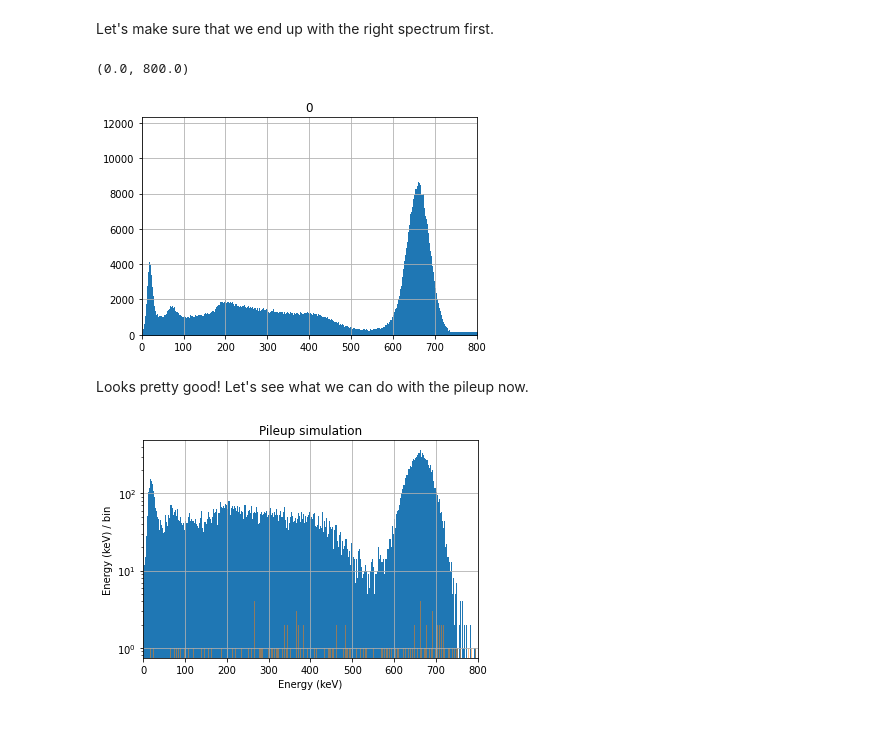
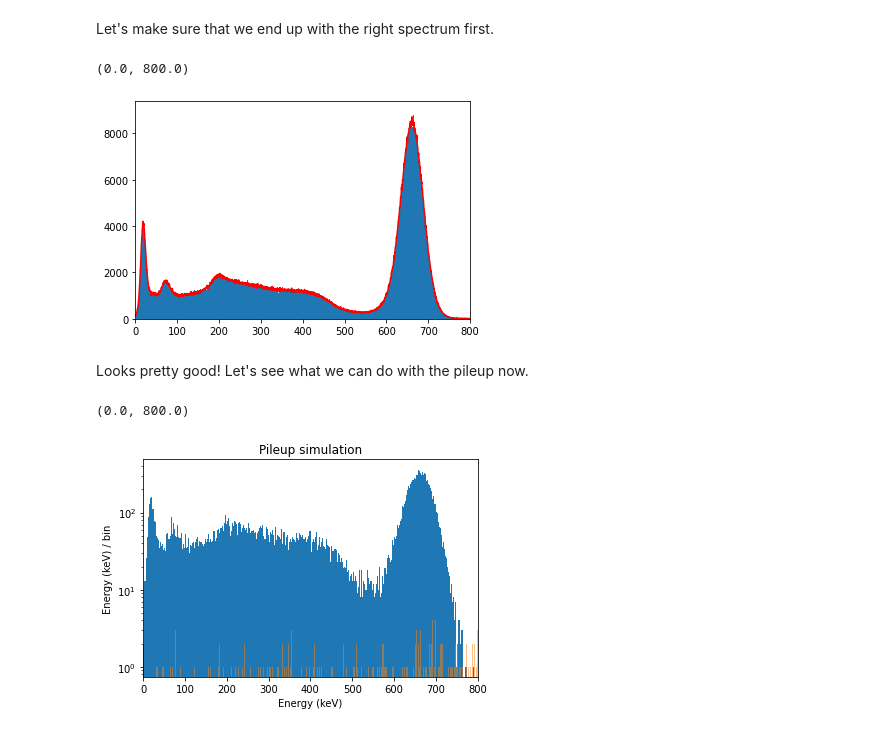
Before and after one commit to spaulaus/dsp_toolkit, a Jupyter notebook: docs/demo.ipynb, the cells around one changed output. Drawn from its saved outputs; the diff is of its cells as text; code cells hidden in the pictures.

```diff
--- a/docs/demo.ipynb
+++ b/docs/demo.ipynb
@@ -232,14 +225,12 @@ plt.scatter(choices, weights)
 # %% [markdown]
 Let's make sure that we end up with the right spectrum first.
 # %%
-ax = plt.gca()
-plt.scatter(choices, weights)
-DataFrame(random.choice(choices, 2563370, p=weights)).hist(bins=800 * root_binning_factor,
-                                                           range=[0, 800], ax=ax)
-ax.set_xlim([0, 800])
+plt.plot(choices, counts, color="red")
+plt.hist(random.choice(choices, 2563370, p=weights), bins=800 * root_binning_factor, range=[0, 800])
+plt.xlim([0, 800])
 # %% [output]
 (0.0, 800.0)
-[figure, old version]
+[figure, new version]
 # %% [markdown]
 Looks pretty good! Let's see what we can do with the pileup now.
 # %%
@@ -261,12 +252,12 @@ cs_config = {
 
 cs_signal, cs_pileup = pu.generate_pileups(cs_config, pu.model_xia_pixie16_filter, choices, weights)
 
-ax = plt.gca()
 bins = 800
-DataFrame(cs_signal, columns=["signal"]).hist(bins=bins*2, range=[0, bins], ax=ax)
-DataFrame(cs_pileup, columns=["pileup"]).hist(bins=bins*2, range=[0, bins], ax=ax, alpha=0.5)
-ax.set(xlabel="Energy (keV)", ylabel='Energy (keV) / bin', title=f"Pileup simulation")
-ax.set_xlim([0, 800])
-ax.set_yscale('log')
+plt.hist(cs_signal, label='signal', bins=bins*2, range=[0, bins])
+plt.hist(cs_pileup, label="pileup", bins=bins*2, range=[0, bins], alpha=0.5)
+plt.gca().set(xlabel="Energy (keV)", ylabel='Energy (keV) / bin', title=f"Pileup simulation",
+              yscale='log')
+plt.xlim([0, 800])
 # %% [output]
+(0.0, 800.0)
-[figure, old version]
+[figure, new version]
```
Also changed, not shown: parts of 6 cells of this notebook, 1 other file.
